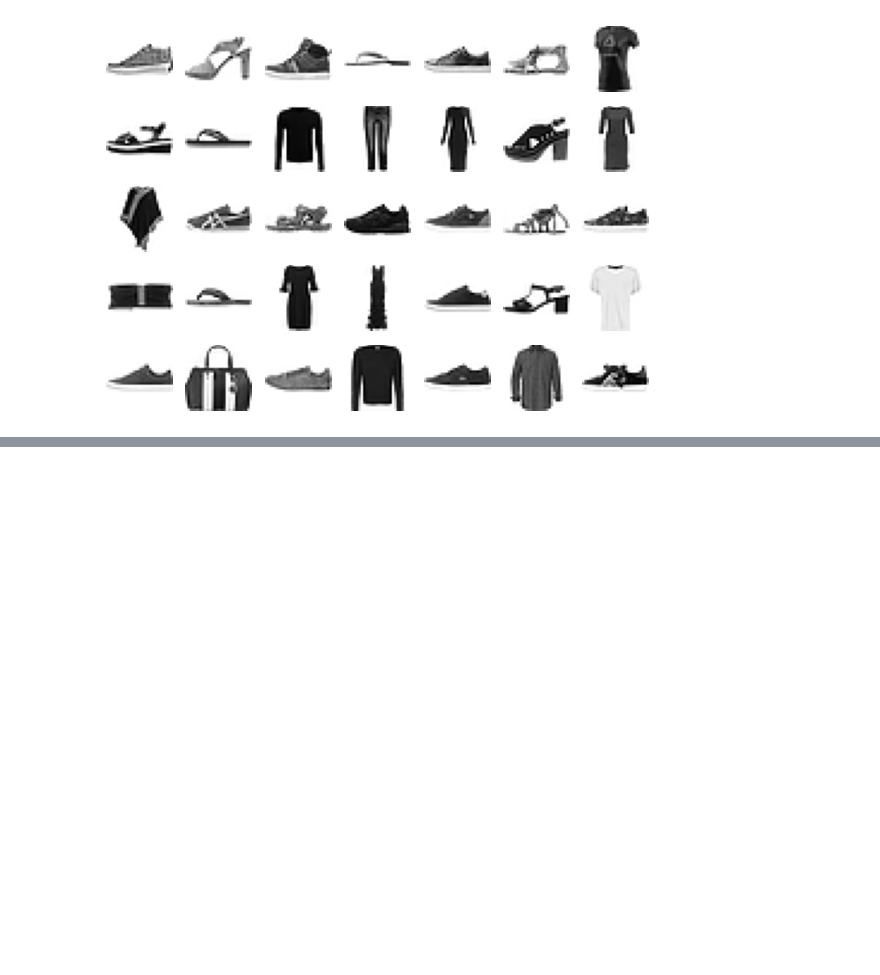
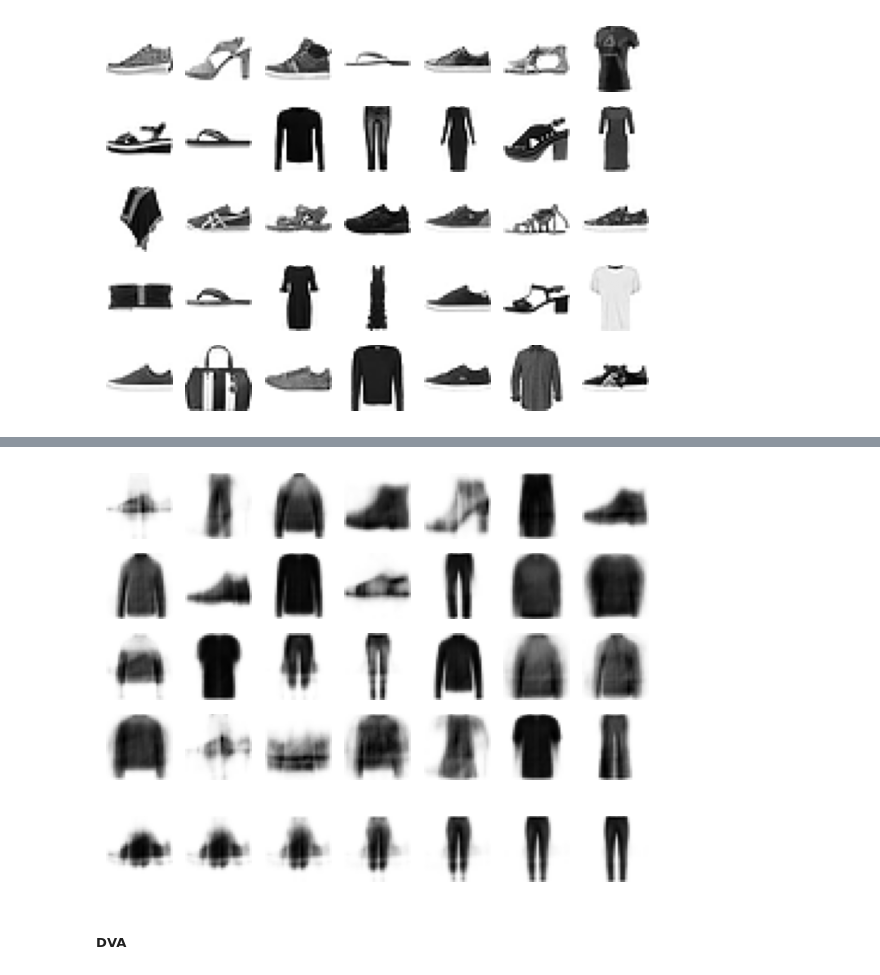
Before and after one commit to Portia-dot/Autoencoder-GANS-DiffusionModels, a Jupyter notebook: Autoencoder.ipynb, the cells around one changed output, grey strips where cells are left out. Drawn from its saved outputs; the diff is of its cells as text; code cells hidden in the pictures; blank space fills up the shorter version.

```diff
--- a/Autoencoder.ipynb
+++ b/Autoencoder.ipynb
@@ -736,12 +759,4 @@ plt.show()
 # %%
-def plot_multiple_images(images, n_cols=None):
-    n_cols = n_cols or len(images)
-    n_rows = (len(images) - 1) // n_cols + 1
-    plt.figure(figsize=(n_cols, n_rows))
-    for index, image in enumerate(images):
-        plt.subplot(n_rows, n_cols, index + 1)
-        plot_image(image)
-
 dim = 6
 codings = y_pred.codings[:, dim].cpu()
 threshold = np.percentile(codings, 90)
@@ -752,0 +859,11 @@ plt.show()
+# %%
+torch.manual_seed(42)
+vae_model.eval()
+coding= torch.randn(4 * 7, vae_model.coding_dim).to(device)
+with torch.no_grad():
+    images = vae_model.decode(coding)
+# %%
+plot_multiple_images(images , 7)
+plt.show()
+# %% [output]
+[figure, added]
@@ -752,0 +879,6 @@ plt.show()
+# %%
+plot_multiple_images(images)
+# %% [output]
+[figure, added]
+# %% [markdown]
+##### DVA
```
Also changed, not shown: parts of 21 cells of this notebook.
